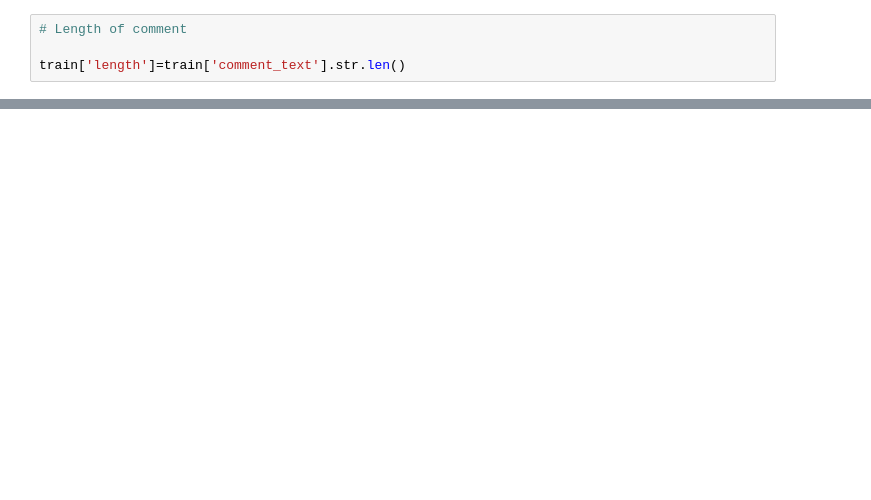
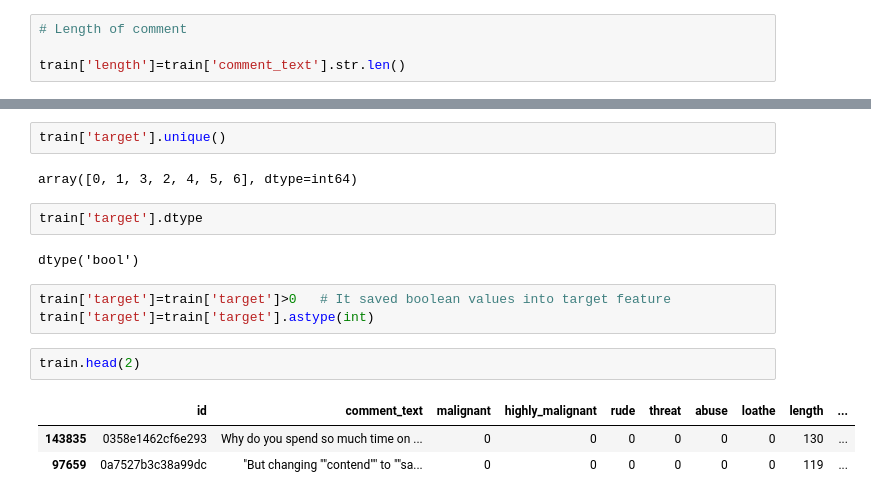
Before and after one commit to mohittomar2008/Malignant-Comments-Classifier-Project, a Jupyter notebook: Malignant comment classifier.ipynb, the cells around one changed output, grey strips where cells are left out. Drawn from its saved outputs; the diff is of its cells as text; blank space fills up the shorter version.

```diff
--- a/Malignant comment classifier.ipynb
+++ b/Malignant comment classifier.ipynb
@@ -297,0 +359,17 @@ train.head()
+# %%
+train['target'].unique()
+# %% [output]
+array([0, 1, 3, 2, 4, 5, 6], dtype=int64)
+# %%
+train['target'].dtype
+# %% [output]
+dtype('bool')
+# %%
+train['target']=train['target']>0   # It saved boolean values into target feature
+train['target']=train['target'].astype(int)
+# %%
+train.head(2)
+# %% [output]
+|  | id | comment_text | malignant | highly_malignant | rude | threat | abuse | loathe | length | ... |
+| 143835 | 0358e1462cf6e293 | Why do you spend so much time on ... | 0 | 0 | 0 | 0 | 0 | 0 | 130 | ... |
+| 97659 | 0a7527b3c38a99dc | "But changing ""contend"" to ""sa... | 0 | 0 | 0 | 0 | 0 | 0 | 119 | ... |
```
Also changed, not shown: parts of 28 cells of this notebook.
